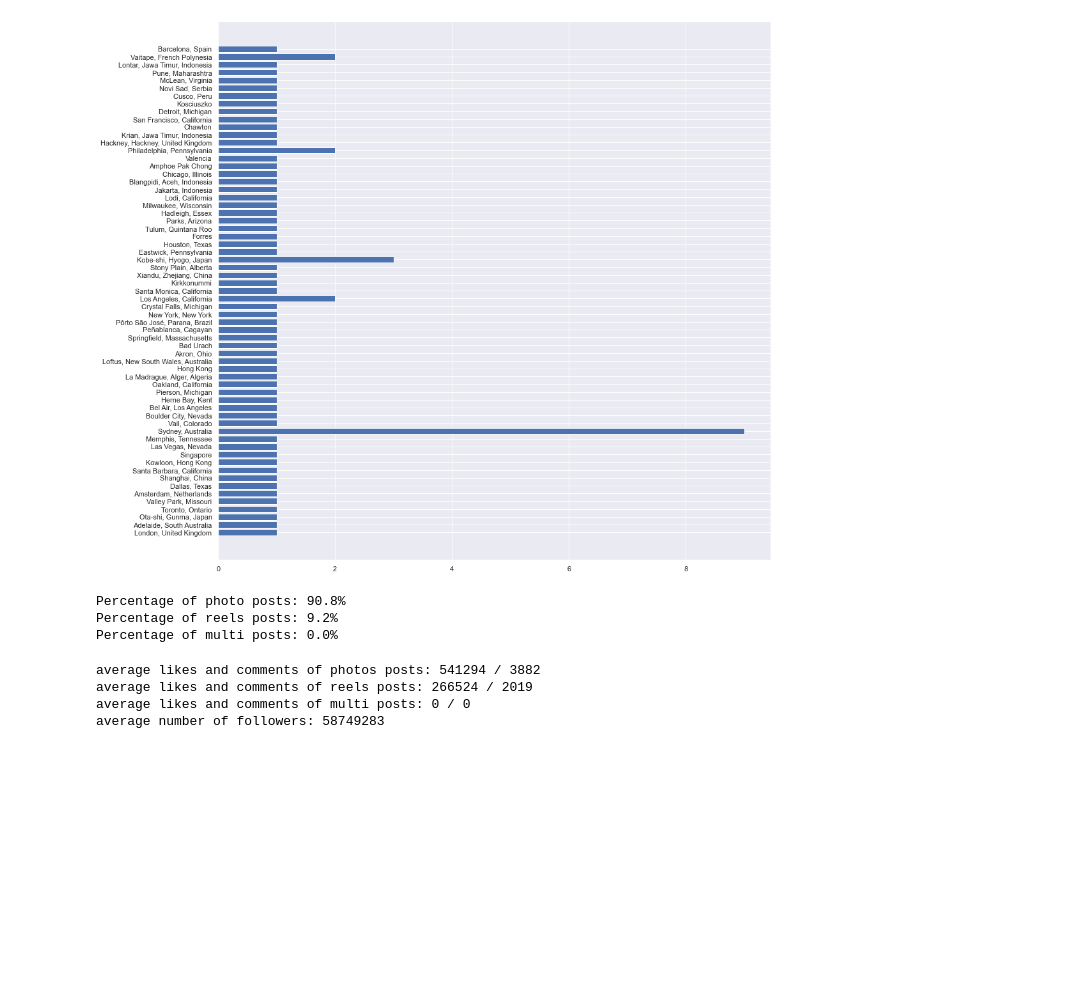
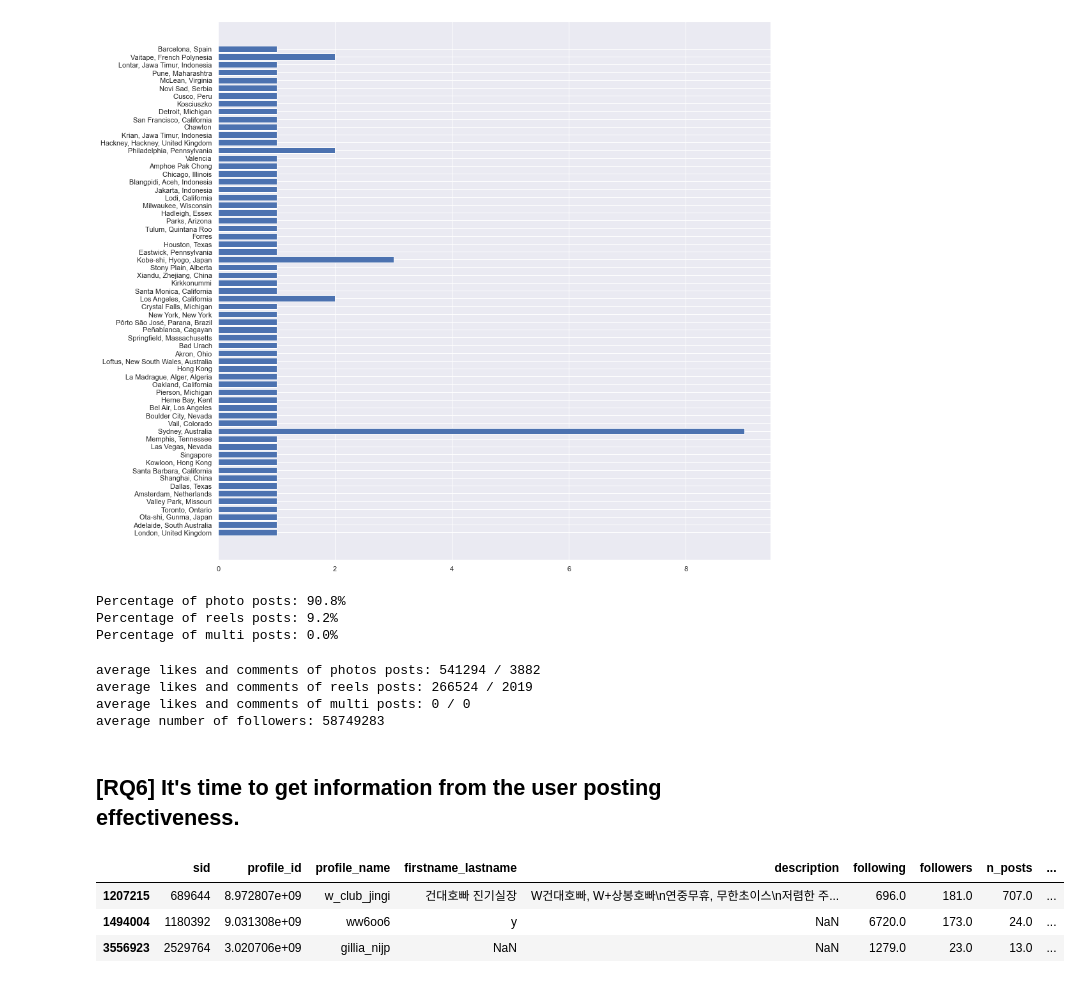
Before and after one commit to GiacomoBelliniStudent/ADM-HW2, a Jupyter notebook: main.ipynb, the cells around one changed output. Saved outputs shown, nothing was run; the diff lists cells and outputs as text; code cells hidden in the pictures; blank space fills up the shorter version.

```diff
--- a/main.ipynb
+++ b/main.ipynb
@@ -360,3 +362,5 @@ average likes and comments of photos posts: 541294 / 3882
 average likes and comments of reels posts: 266524 / 2019
 average likes and comments of multi posts: 0 / 0
 average number of followers: 58749283
+# %% [markdown]
+## **[RQ6] It's time to get information from the user posting effectiveness.**
@@ -362,0 +377,7 @@ average number of followers: 58749283
+# %%
+three_most_frequent_uploading_user
+# %% [output]
+|  | sid | profile_id | profile_name | firstname_lastname | description | following | followers | n_posts | ... |
+| 1207215 | 689644 | 8.972807e+09 | w_club_jingi | 건대호빠 진기실장 | W건대호빠, W+상봉호빠\n연중무휴, 무한초이스\n저렴한 주... | 696.0 | 181.0 | 707.0 | ... |
+| 1494004 | 1180392 | 9.031308e+09 | ww6oo6 | y | NaN | 6720.0 | 173.0 | 24.0 | ... |
+| 3556923 | 2529764 | 3.020706e+09 | gillia_nijp | NaN | NaN | 1279.0 | 23.0 | 13.0 | ... |
```
Also changed, not shown: parts of 4 cells of this notebook.
